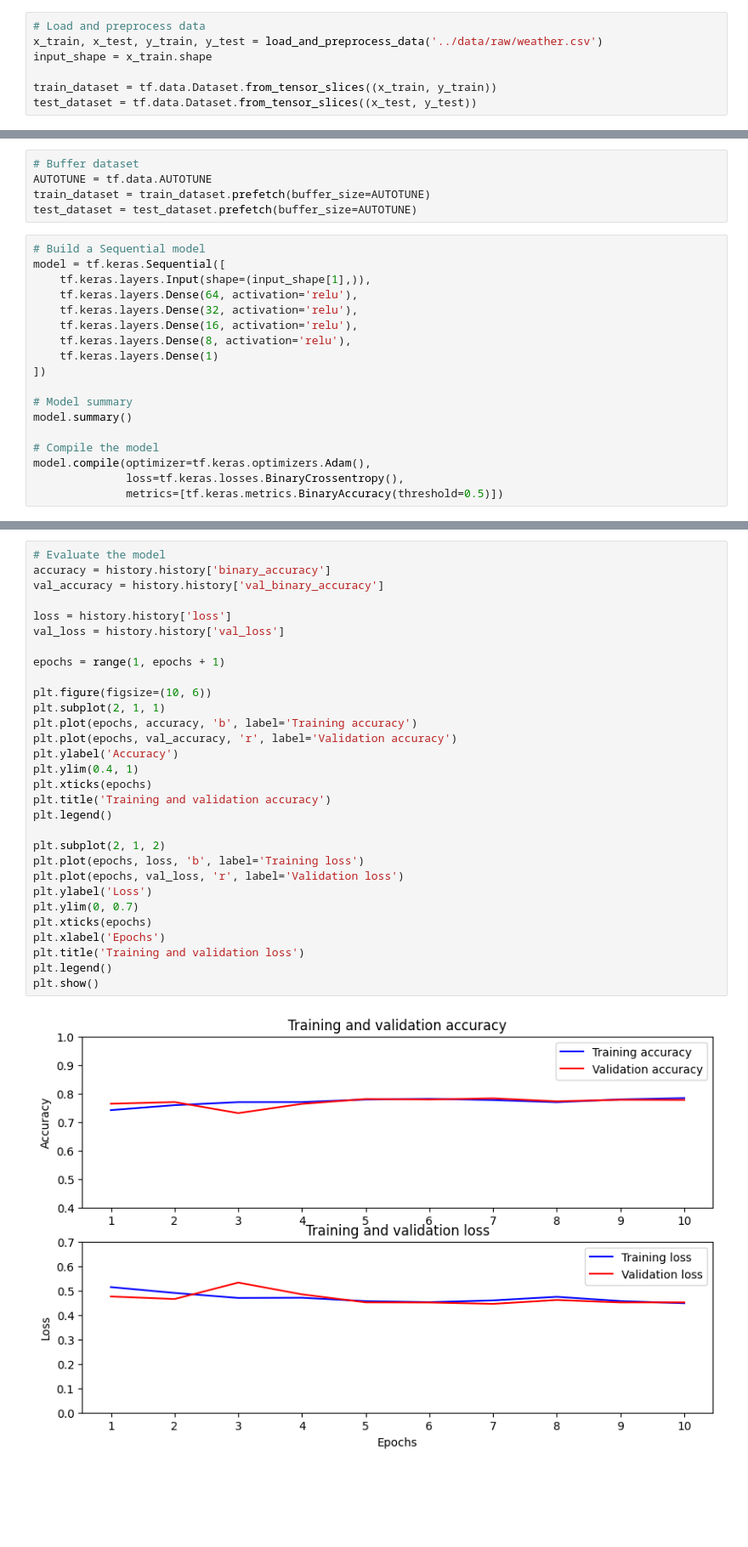
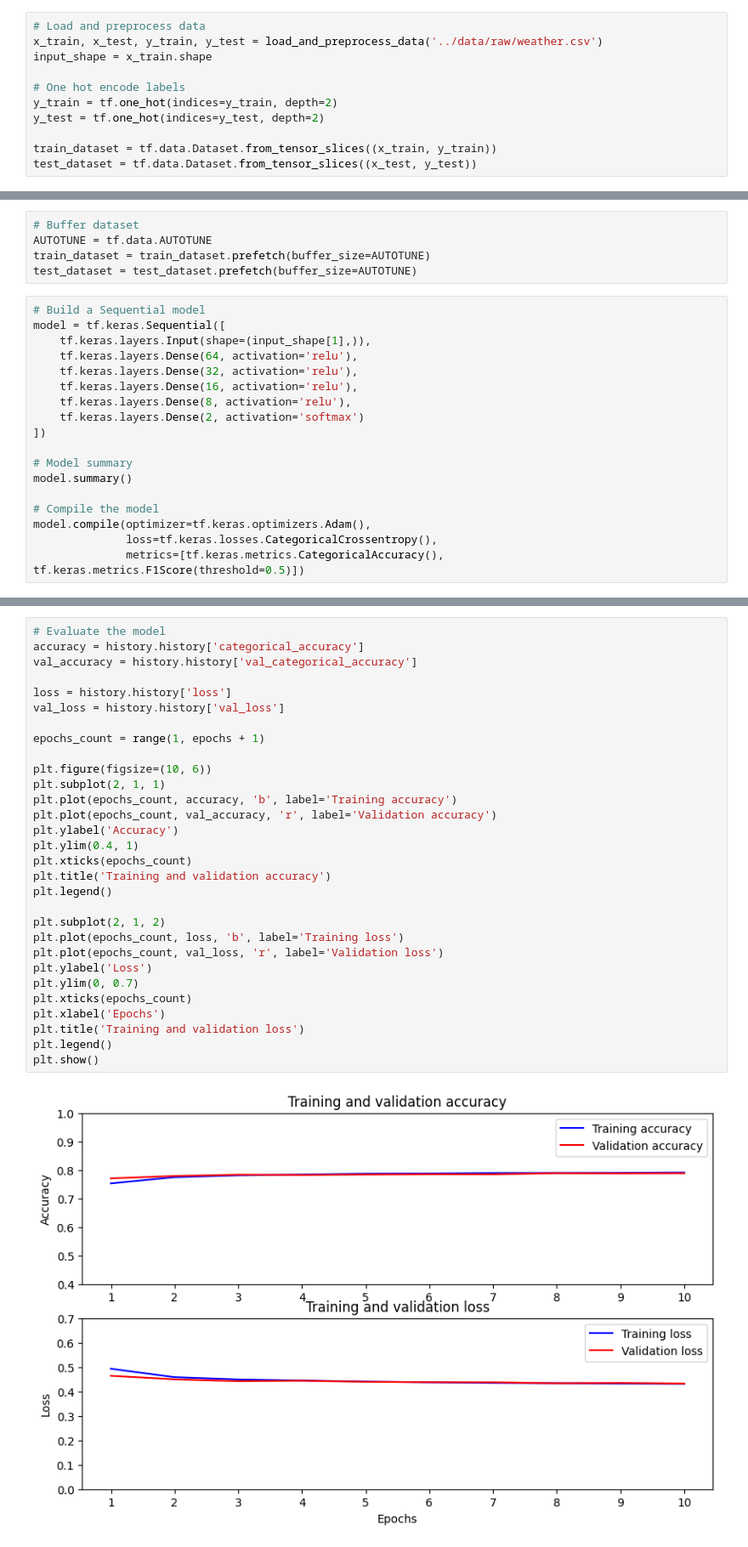
Before and after one commit to Dopalan/rainfall_forecasting_ann, a Jupyter notebook: notebooks/ann_model.ipynb, the cells around one changed output, grey strips where cells are left out. Shown at 85% size. Cells and saved outputs as stored; diff of their text form; blank space fills up the shorter version.

Commit message:
Evaluate with F1 score

```diff
--- a/notebooks/ann_model.ipynb
+++ b/notebooks/ann_model.ipynb
@@ -10,5 +17,9 @@ import matplotlib.pyplot as plt
 x_train, x_test, y_train, y_test = load_and_preprocess_data('../data/raw/weather.csv')
 input_shape = x_train.shape
 
+# One hot encode labels
+y_train = tf.one_hot(indices=y_train, depth=2)
+y_test = tf.one_hot(indices=y_test, depth=2)
+
 train_dataset = tf.data.Dataset.from_tensor_slices((x_train, y_train))
 test_dataset = tf.data.Dataset.from_tensor_slices((x_test, y_test))
@@ -31,7 +44,7 @@ model = tf.keras.Sequential([
     tf.keras.layers.Dense(32, activation='relu'),
     tf.keras.layers.Dense(16, activation='relu'),
     tf.keras.layers.Dense(8, activation='relu'),
-    tf.keras.layers.Dense(1)
+    tf.keras.layers.Dense(2, activation='softmax')
 ])
 
 # Model summary
@@ -39,6 +52,6 @@ model.summary()
 
 # Compile the model
 model.compile(optimizer=tf.keras.optimizers.Adam(),
-              loss=tf.keras.losses.BinaryCrossentropy(),
-              metrics=[tf.keras.metrics.BinaryAccuracy(threshold=0.5)])
+              loss=tf.keras.losses.CategoricalCrossentropy(),
+              metrics=[tf.keras.metrics.CategoricalAccuracy(), tf.keras.metrics.F1Score(threshold=0.5)])
 # %% [output]
@@ -97,32 +121,32 @@ Epoch 10/10
 # %%
 # Evaluate the model
-accuracy = history.history['binary_accuracy']
-val_accuracy = history.history['val_binary_accuracy']
+accuracy = history.history['categorical_accuracy']
+val_accuracy = history.history['val_categorical_accuracy']
 
 loss = history.history['loss']
 val_loss = history.history['val_loss']
 
-epochs = range(1, epochs + 1)
+epochs_count = range(1, epochs + 1)
 
 plt.figure(figsize=(10, 6))
 plt.subplot(2, 1, 1)
-plt.plot(epochs, accuracy, 'b', label='Training accuracy')
-plt.plot(epochs, val_accuracy, 'r', label='Validation accuracy')
+plt.plot(epochs_count, accuracy, 'b', label='Training accuracy')
+plt.plot(epochs_count, val_accuracy, 'r', label='Validation accuracy')
 plt.ylabel('Accuracy')
 plt.ylim(0.4, 1)
-plt.xticks(epochs)
+plt.xticks(epochs_count)
 plt.title('Training and validation accuracy')
 plt.legend()
 
 plt.subplot(2, 1, 2)
-plt.plot(epochs, loss, 'b', label='Training loss')
-plt.plot(epochs, val_loss, 'r', label='Validation loss')
+plt.plot(epochs_count, loss, 'b', label='Training loss')
+plt.plot(epochs_count, val_loss, 'r', label='Validation loss')
 plt.ylabel('Loss')
 plt.ylim(0, 0.7)
-plt.xticks(epochs)
+plt.xticks(epochs_count)
 plt.xlabel('Epochs')
 plt.title('Training and validation loss')
 plt.legend()
 plt.show()
 # %% [output]
-[figure, old version]
+[figure, new version]
```
Also changed, not shown: parts of 5 cells of this notebook, 8 other files.
